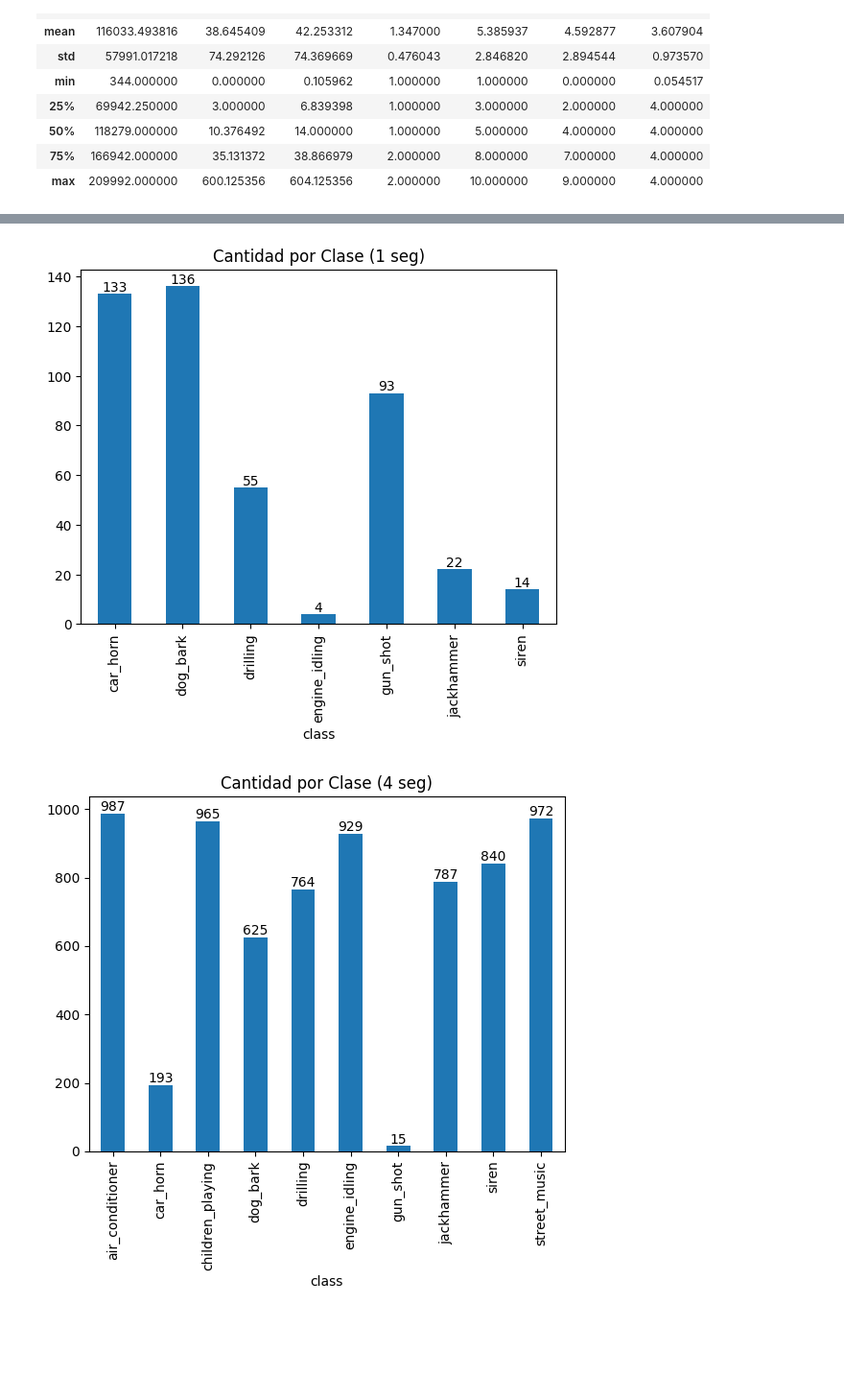
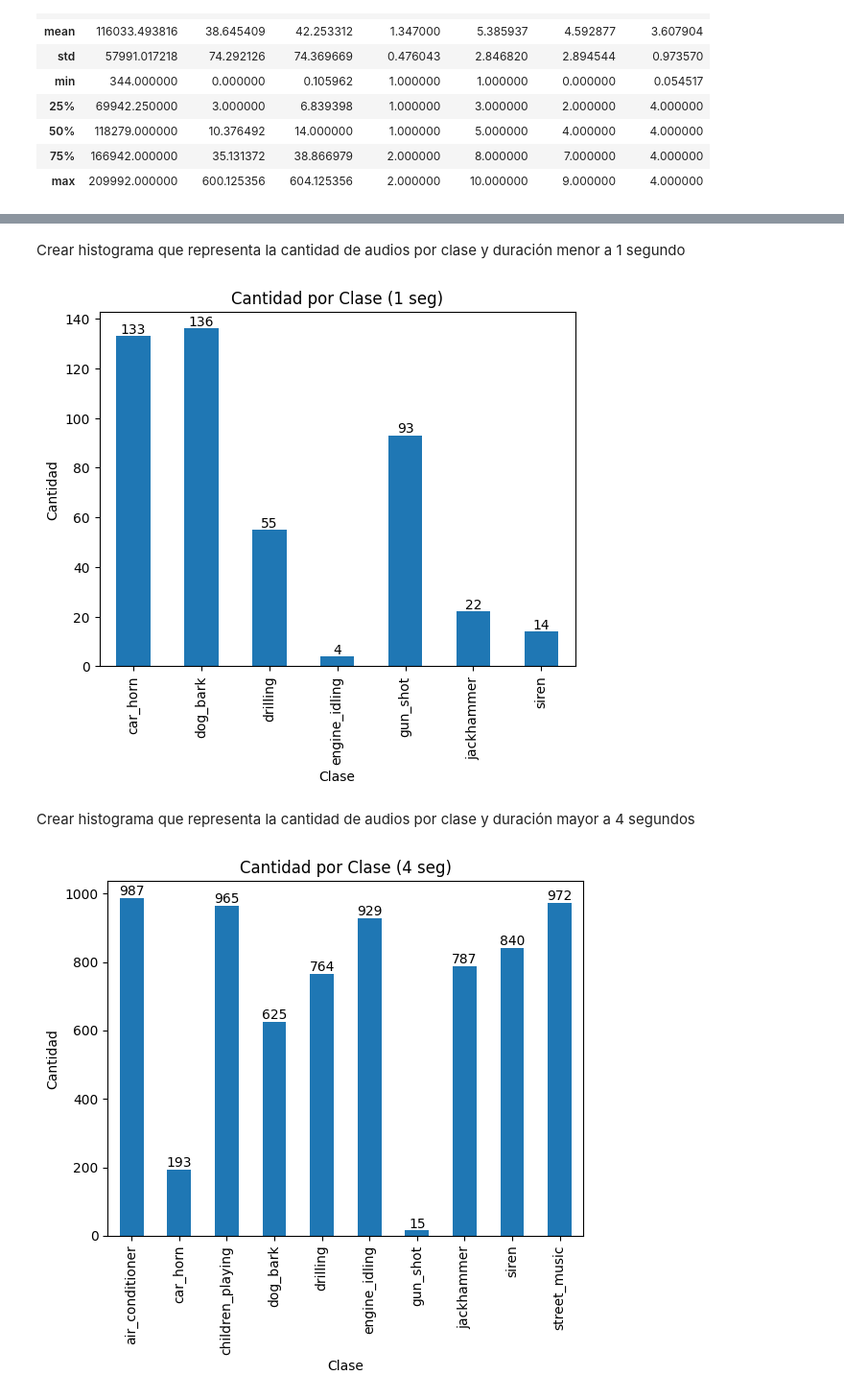
Before and after one commit to sebascarag/AI-SyntheticSound, a Jupyter notebook: EDA Urbansound8k.ipynb, the cells around one changed output, grey strips where cells are left out. Shown at 96% size. Cells and saved outputs as stored; diff of their text form; code cells hidden in the pictures; blank space fills up the shorter version.

Commit message:
Adjustment x-y labels and add some remarks

```diff
--- a/EDA Urbansound8k.ipynb
+++ b/EDA Urbansound8k.ipynb
@@ -105,5 +144,5 @@ memory usage: 682.3+ KB
 # %%
-ax = data.groupby("class").count()['classID'].plot.bar(title="Cantidad por Clase")
+ax = data.groupby("class").count()['classID'].plot.bar(title="Cantidad por Clase", ylabel="Cantidad", xlabel="Clase")
 
 for container in ax.containers:
     ax.bar_label(container)
@@ -122,5 +164,5 @@ data.groupby("label_salience").count()['class'].plot.pie(autopct='%1.0f%%', titl
 # %%
-ax = data.groupby("fold").count()['class'].plot.bar(title="Cantidad por Carpeta")
+ax = data.groupby("fold").count()['class'].plot.bar(title="Cantidad por Carpeta", ylabel="Cantidad", xlabel="Carpeta")
 for container in ax.containers:
     ax.bar_label(container)
 # %% [output]
@@ -128,5 +172,5 @@ for container in ax.containers:
 # %%
-ax = data.groupby("label_duration").count().real_duration.plot.bar(title="Cantidad por Duración (seg)")
+ax = data.groupby("label_duration").count().real_duration.plot.bar(title="Cantidad por Duración (seg)", ylabel="Cantidad", xlabel="Rango Duracion")
 for container in ax.containers:
     ax.bar_label(container)
 # %% [output]
@@ -134,12 +178,16 @@ for container in ax.containers:
+# %% [markdown]
+Crear histograma que representa la cantidad de audios por clase y duración menor a 1 segundo
 # %%
-ax = data[data.real_duration <= 1].groupby("class").count().classID.plot.bar(title="Cantidad por Clase (1 seg)")
+ax = data[data.real_duration <= 1].groupby("class").count().classID.plot.bar(title="Cantidad por Clase (1 seg)", ylabel="Cantidad", xlabel="Clase")
 for container in ax.containers:
     ax.bar_label(container)
 # %% [output]
-[figure, old version]
+[figure, new version]
+# %% [markdown]
+Crear histograma que representa la cantidad de audios por clase y duración mayor a 4 segundos
 # %%
-ax = data[data.real_duration >= 4].groupby("class").count().classID.plot.bar(title="Cantidad por Clase (4 seg)")
+ax = data[data.real_duration >= 4].groupby("class").count().classID.plot.bar(title="Cantidad por Clase (4 seg)", ylabel="Cantidad", xlabel="Clase")
 for container in ax.containers:
     ax.bar_label(container)
 # %% [output]
-[figure, old version]
+[figure, new version]
```
Also changed, not shown: parts of 19 cells of this notebook.
